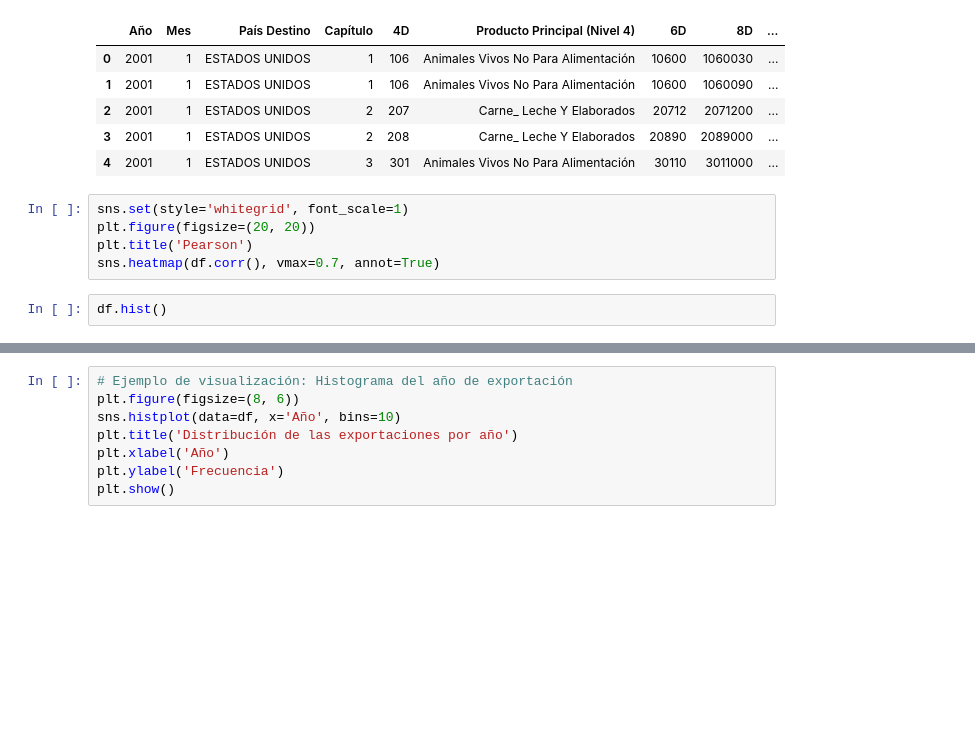
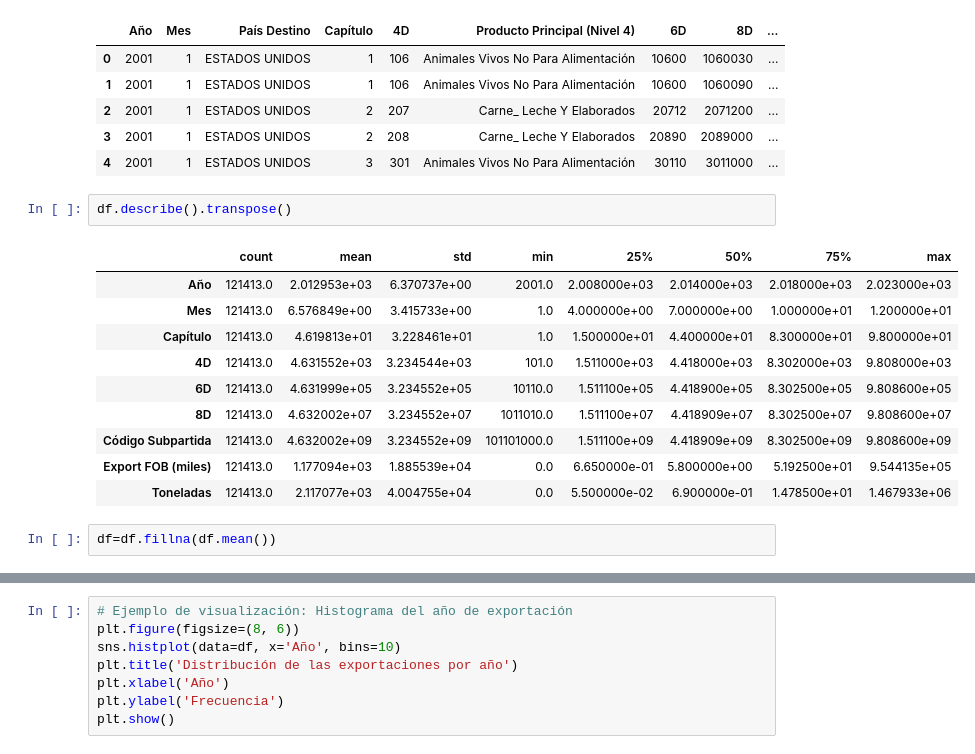
Before and after one commit to IGRA27/Data-Mining-and-Machine-Learning-, a Jupyter notebook: Proyectos/Proyecto Analítica Descriptiva/Notebook/ProyectoExportacionesEEUU.ipynb, the cells around one changed output, grey strips where cells are left out. Saved outputs shown, nothing was run; the diff lists cells and outputs as text; blank space fills up the shorter version.

```diff
--- a/Proyectos/Proyecto Analítica Descriptiva/Notebook/ProyectoExportacionesEEUU.ipynb
+++ b/Proyectos/Proyecto Analítica Descriptiva/Notebook/ProyectoExportacionesEEUU.ipynb
@@ -185,10 +161,18 @@ df.head()
 | 2 | 2001 | 1 | ESTADOS UNIDOS | 2 | 207 | Carne_ Leche Y Elaborados | 20712 | 2071200 | ... |
 | 3 | 2001 | 1 | ESTADOS UNIDOS | 2 | 208 | Carne_ Leche Y Elaborados | 20890 | 2089000 | ... |
 | 4 | 2001 | 1 | ESTADOS UNIDOS | 3 | 301 | Animales Vivos No Para Alimentación | 30110 | 3011000 | ... |
-# %%
-sns.set(style='whitegrid', font_scale=1)
-plt.figure(figsize=(20, 20))
-plt.title('Pearson')
-sns.heatmap(df.corr(), vmax=0.7, annot=True)
-# %%
-df.hist()
+# %%
+df.describe().transpose()
+# %% [output]
+|  | count | mean | std | min | 25% | 50% | 75% | max |
+| Año | 121413.0 | 2.012953e+03 | 6.370737e+00 | 2001.0 | 2.008000e+03 | 2.014000e+03 | 2.018000e+03 | 2.023000e+03 |
+| Mes | 121413.0 | 6.576849e+00 | 3.415733e+00 | 1.0 | 4.000000e+00 | 7.000000e+00 | 1.000000e+01 | 1.200000e+01 |
+| Capítulo | 121413.0 | 4.619813e+01 | 3.228461e+01 | 1.0 | 1.500000e+01 | 4.400000e+01 | 8.300000e+01 | 9.800000e+01 |
+| 4D | 121413.0 | 4.631552e+03 | 3.234544e+03 | 101.0 | 1.511000e+03 | 4.418000e+03 | 8.302000e+03 | 9.808000e+03 |
+| 6D | 121413.0 | 4.631999e+05 | 3.234552e+05 | 10110.0 | 1.511100e+05 | 4.418900e+05 | 8.302500e+05 | 9.808600e+05 |
+| 8D | 121413.0 | 4.632002e+07 | 3.234552e+07 | 1011010.0 | 1.511100e+07 | 4.418909e+07 | 8.302500e+07 | 9.808600e+07 |
+| Código Subpartida | 121413.0 | 4.632002e+09 | 3.234552e+09 | 101101000.0 | 1.511100e+09 | 4.418909e+09 | 8.302500e+09 | 9.808600e+09 |
+| Export FOB (miles) | 121413.0 | 1.177094e+03 | 1.885539e+04 | 0.0 | 6.650000e-01 | 5.800000e+00 | 5.192500e+01 | 9.544135e+05 |
+| Toneladas | 121413.0 | 2.117077e+03 | 4.004755e+04 | 0.0 | 5.500000e-02 | 6.900000e-01 | 1.478500e+01 | 1.467933e+06 |
+# %%
+df=df.fillna(df.mean())
```
Also changed, not shown: parts of 17 cells of this notebook.
